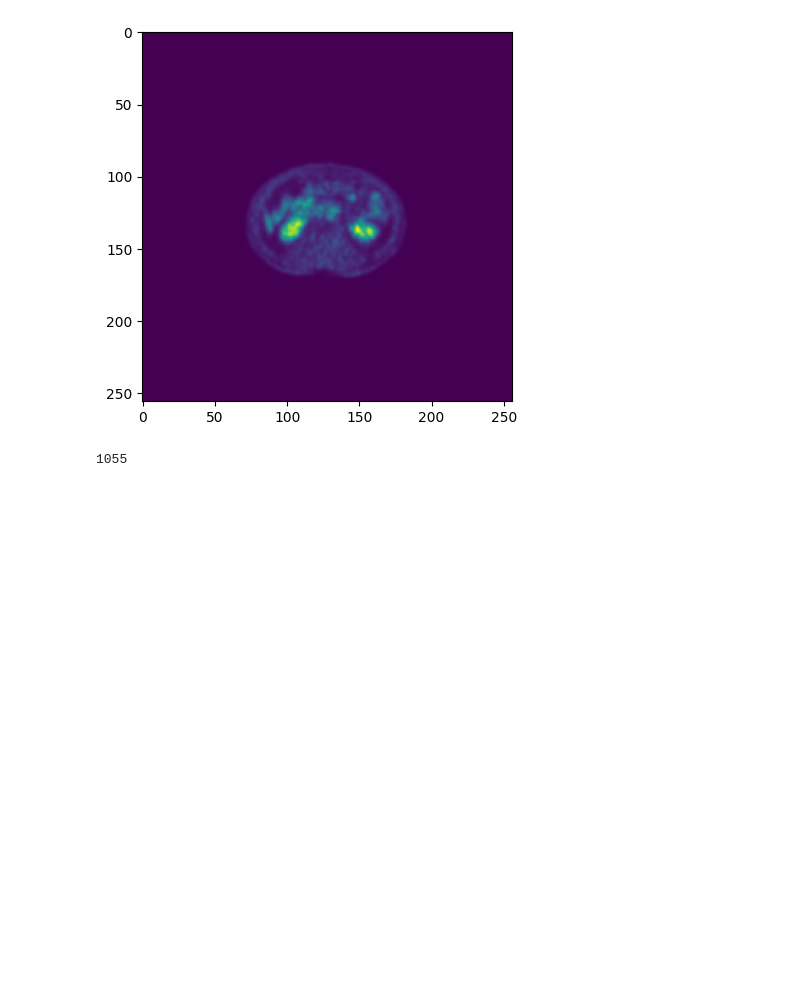
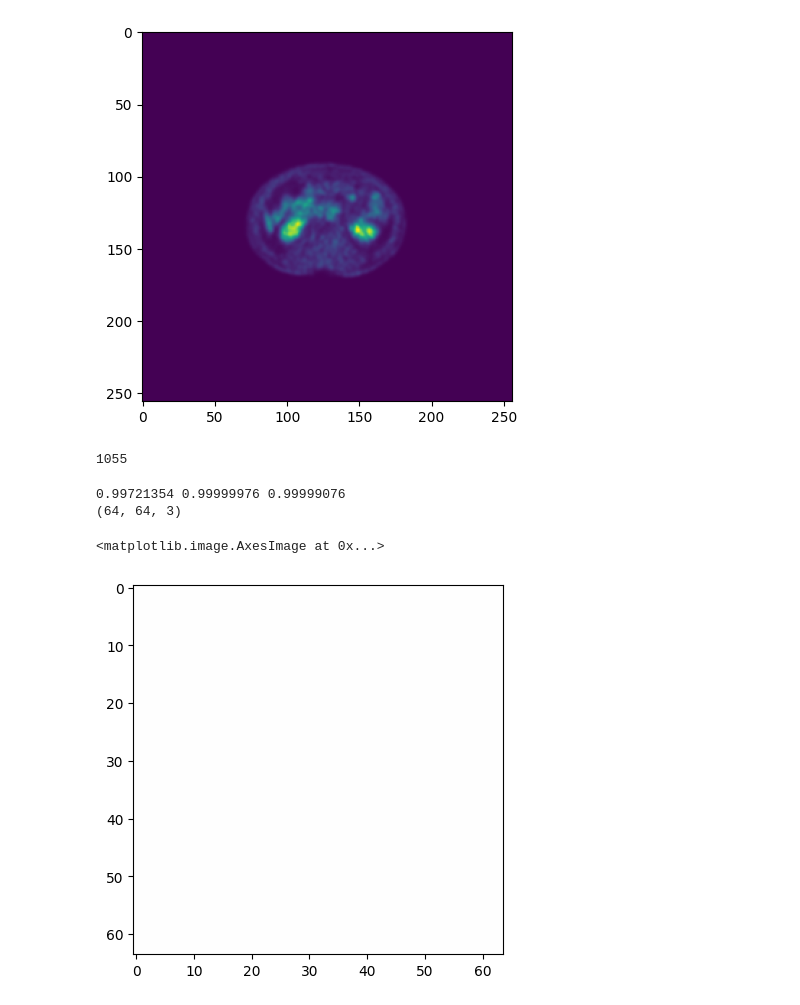
Before and after one commit to tien-th/BBDM_folk, a Jupyter notebook: test_cuda.ipynb, the cells around one changed output. Cells and saved outputs as stored; diff of their text form; code cells hidden in the pictures; blank space fills up the shorter version.

```diff
--- a/test_cuda.ipynb
+++ b/test_cuda.ipynb
@@ -289,3 +298,20 @@ for path in os.listdir(parent_path):
     # break
 # %% [output]
 1055
+# %%
+import numpy as np
+import matplotlib.pyplot as plt
+
+conf_path = "/home/PET-CT/thaind/BBDM_folk/results/1129_UncerBBDM_1Unet_confloss_15k_testing_samples_top_model/LBBDM-f4/sample_to_eval/confidence/13500.npy"
+
+conf_img = np.load(conf_path, allow_pickle=True)
+
+print(conf_img.min(), conf_img.max(), conf_img.mean())
+print(conf_img.shape)
+
+plt.imshow(conf_img, cmap='gray')
+# %% [output]
+0.99721354 0.99999976 0.99999076
+(64, 64, 3)
+<matplotlib.image.AxesImage at 0x...>
+[figure, added]
```
Also changed, not shown: parts of 2 cells of this notebook, 3 other files.
